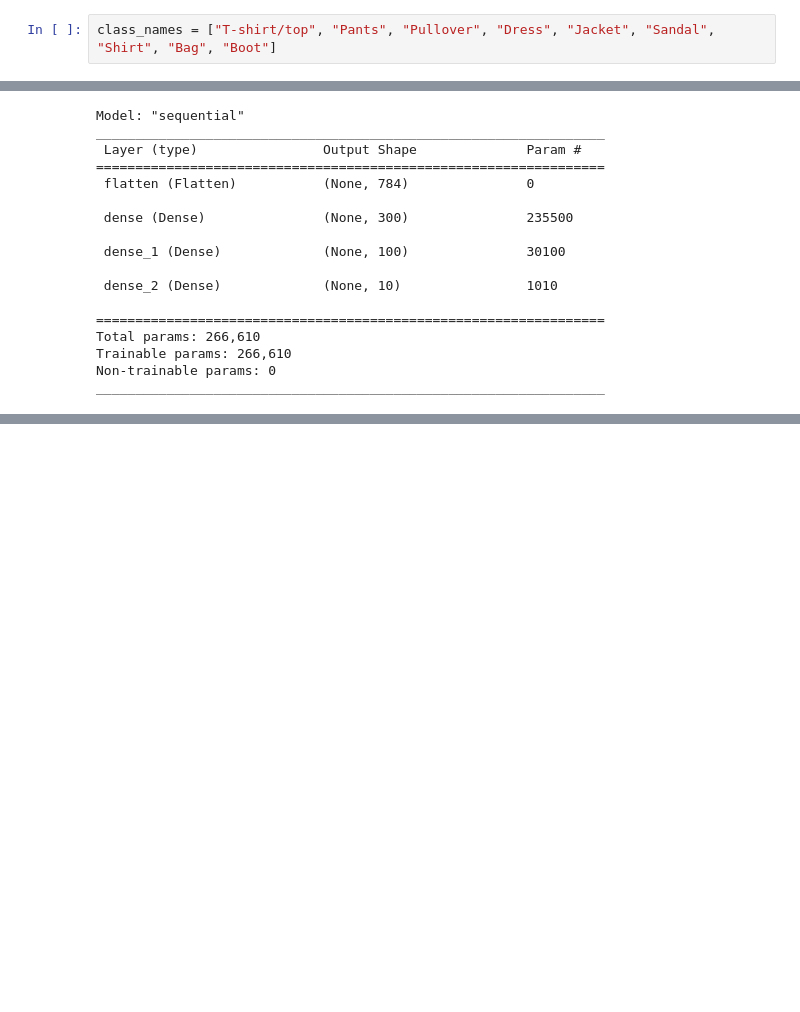
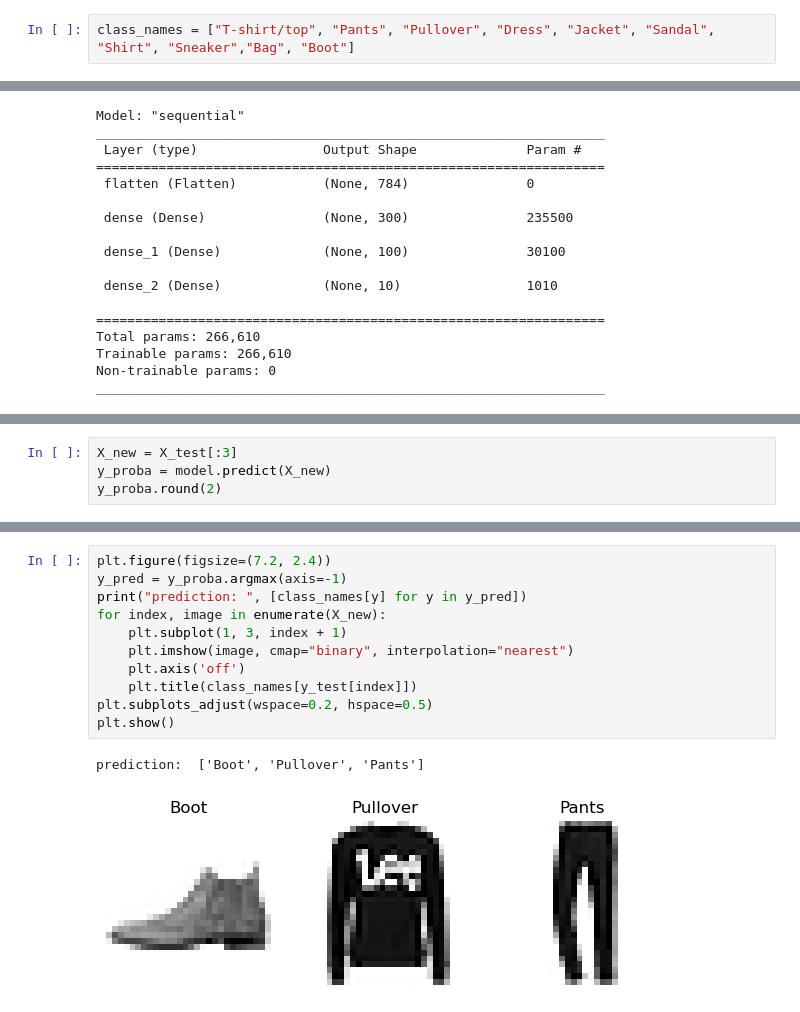
Before and after one commit to tcarr032/ANN-Intro, a Jupyter notebook: Artificial Neural Networks intro.ipynb, the cells around one changed output, grey strips where cells are left out. Cells and saved outputs as stored; diff of their text form; blank space fills up the shorter version.

```diff
--- a/Artificial Neural Networks intro.ipynb
+++ b/Artificial Neural Networks intro.ipynb
@@ -62,7 +64,7 @@ plt.show()
 # %% [output]
 [figure]
 # %%
-class_names = ["T-shirt/top", "Pants", "Pullover", "Dress", "Jacket", "Sandal", "Shirt", "Bag", "Boot"]
+class_names = ["T-shirt/top", "Pants", "Pullover", "Dress", "Jacket", "Sandal", "Shirt", "Sneaker","Bag", "Boot"]
 # %%
 tf.random.set_seed(42)
 model = tf.keras.Sequential()
@@ -97,0 +188,4 @@ You must install pydot (`pip install pydot`) and install graphviz (see instructi
+# %%
+X_new = X_test[:3]
+y_proba = model.predict(X_new)
+y_proba.round(2)
@@ -97,0 +198,14 @@ You must install pydot (`pip install pydot`) and install graphviz (see instructi
+# %%
+plt.figure(figsize=(7.2, 2.4))
+y_pred = y_proba.argmax(axis=-1)
+print("prediction: ", [class_names[y] for y in y_pred])
+for index, image in enumerate(X_new):
+    plt.subplot(1, 3, index + 1)
+    plt.imshow(image, cmap="binary", interpolation="nearest")
+    plt.axis('off')
+    plt.title(class_names[y_test[index]])
+plt.subplots_adjust(wspace=0.2, hspace=0.5)
+plt.show()
+# %% [output]
+prediction:  ['Boot', 'Pullover', 'Pants']
+[figure, added]
```
Also changed, not shown: parts of 13 cells of this notebook, 1 other file.
